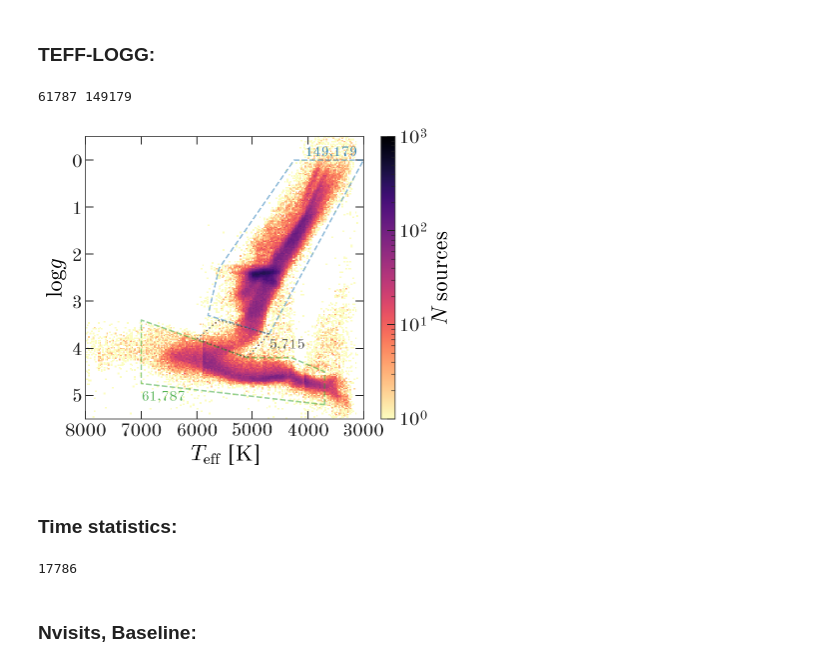
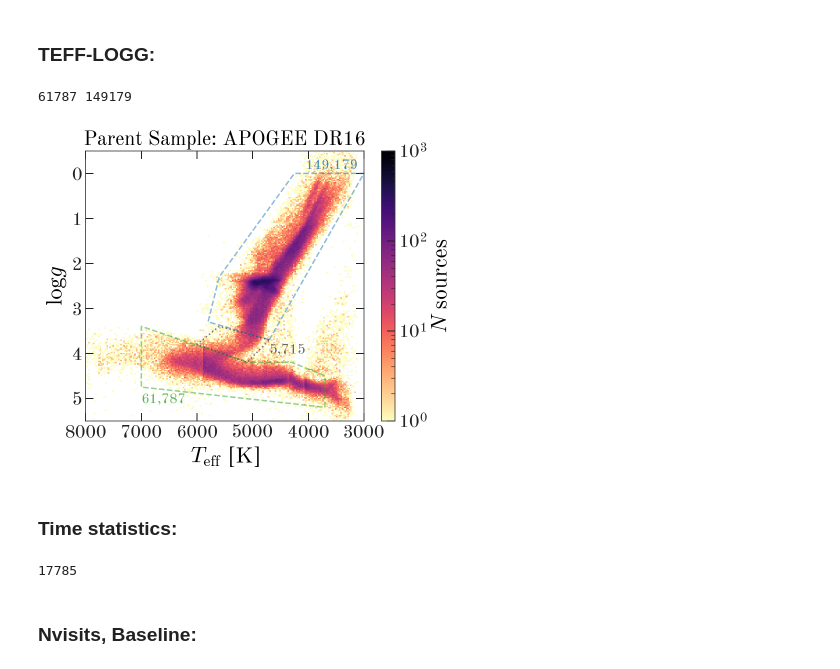
Before and after one commit to adrn/apogee-dr16-vac, a Jupyter notebook: notebooks/figures/Figure-DR16-statistics.ipynb, the cells around one changed output. Cells and saved outputs as stored; diff of their text form; code cells hidden in the pictures.

Commit message:
updated figures

```diff
--- a/notebooks/figures/Figure-DR16-statistics.ipynb
+++ b/notebooks/figures/Figure-DR16-statistics.ipynb
@@ -28,7 +28,7 @@ dr16 = fits.getdata('/Users/apricewhelan/data/APOGEE_DR16/allStarLite-r12-l33.fi
 
 ### Statistics for sources that we ran on:
 # %%
-c = Config.from_run_name('dr16')
+c = Config.from_run_name('dr16-random')
 # %%
 allstar, allvisit = c.load_alldata()
 # %%
@@ -83,34 +83,36 @@ ms_nodes = np.array([[3700, 5.2],
                      [5100, 4.2],
                      [7000, 3.4],
                      [7000, 4.75],
                      [3700, 5.2]])
 ax.plot(ms_nodes[:, 0], ms_nodes[:, 1],
         color='tab:green', marker='', ls='--', alpha=0.5)
 
 sg_nodes = np.array([[4700, 3.7],
                      [5600, 3.4],
                      [6000, 3.8],
                      [5100, 4.2],
                      [4700, 3.7]])
 ax.plot(sg_nodes[:, 0], sg_nodes[:, 1],
         color='#444444', marker='', ls=':', alpha=0.7)
 
 X = np.stack((allstar['TEFF'], allstar['LOGG'])).T
 n_ms = mpl.path.Path(ms_nodes).contains_points(X).sum()
 n_rg = mpl.path.Path(rg_nodes).contains_points(X).sum()
 n_sg = mpl.path.Path(sg_nodes).contains_points(X).sum()
 
 ax.text(7000, 5.1, f'{n_ms:,}', color='tab:green', alpha=0.8, fontsize=14)
 ax.text(3100, -0.1, f'{n_rg:,}', color='tab:blue', alpha=0.85, fontsize=14, ha='right')
 ax.text(4700, 4, f'{n_sg:,}', color='#444444', alpha=0.8, fontsize=14)
 
+ax.set_title('Parent Sample: APOGEE DR16', fontsize=20)
+
 print(n_ms, n_rg)
 fig.tight_layout()
 
 fig.savefig(os.path.join(figure_path, 'specHR.pdf'), dpi=250)
 # %% [output]
 61787 149179
-[figure, old version]
+[figure, new version]
 # %% [markdown]
 ### Time statistics:
 # %%
@@ -124,7 +126,7 @@ g = df.groupby('APOGEE_ID')
 nvisits = g['APOGEE_ID'].count()
 (nvisits >= 10).sum()
 # %% [output]
-17786
+17785
 # %% [markdown]
 ### Nvisits, Baseline:
 # %%
```
Also changed, not shown: parts of 4 cells of this notebook, 5 other files.
